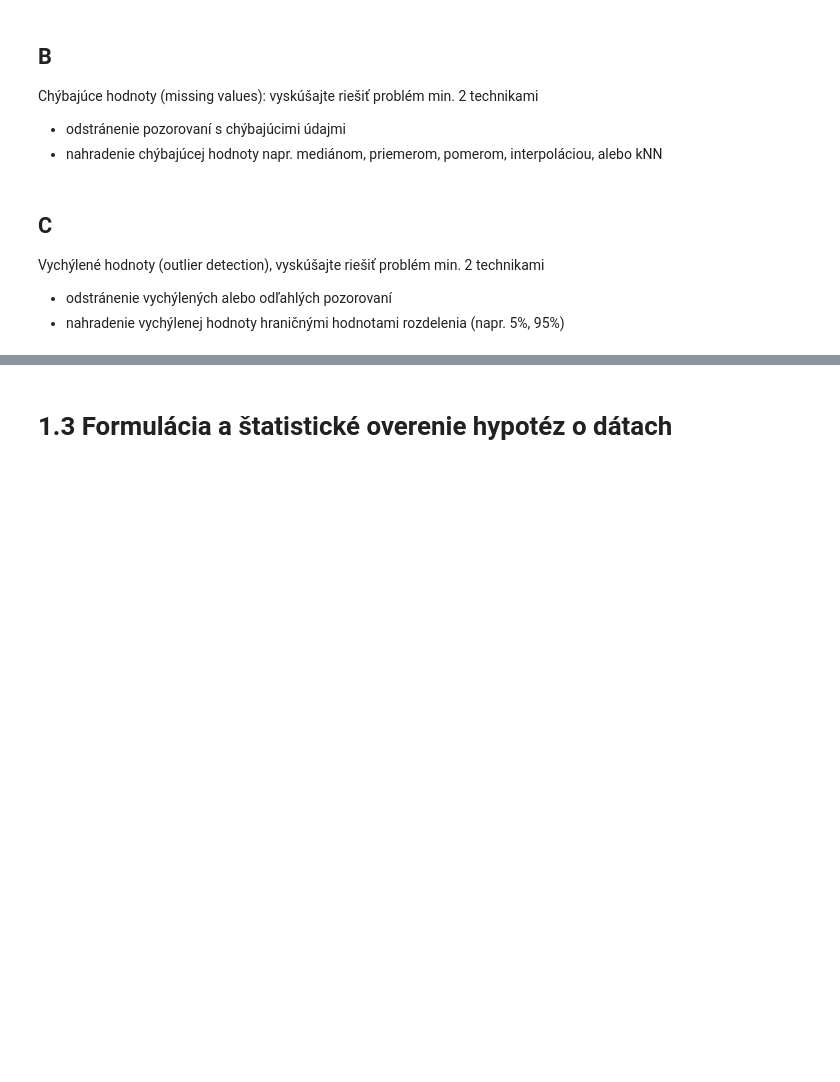
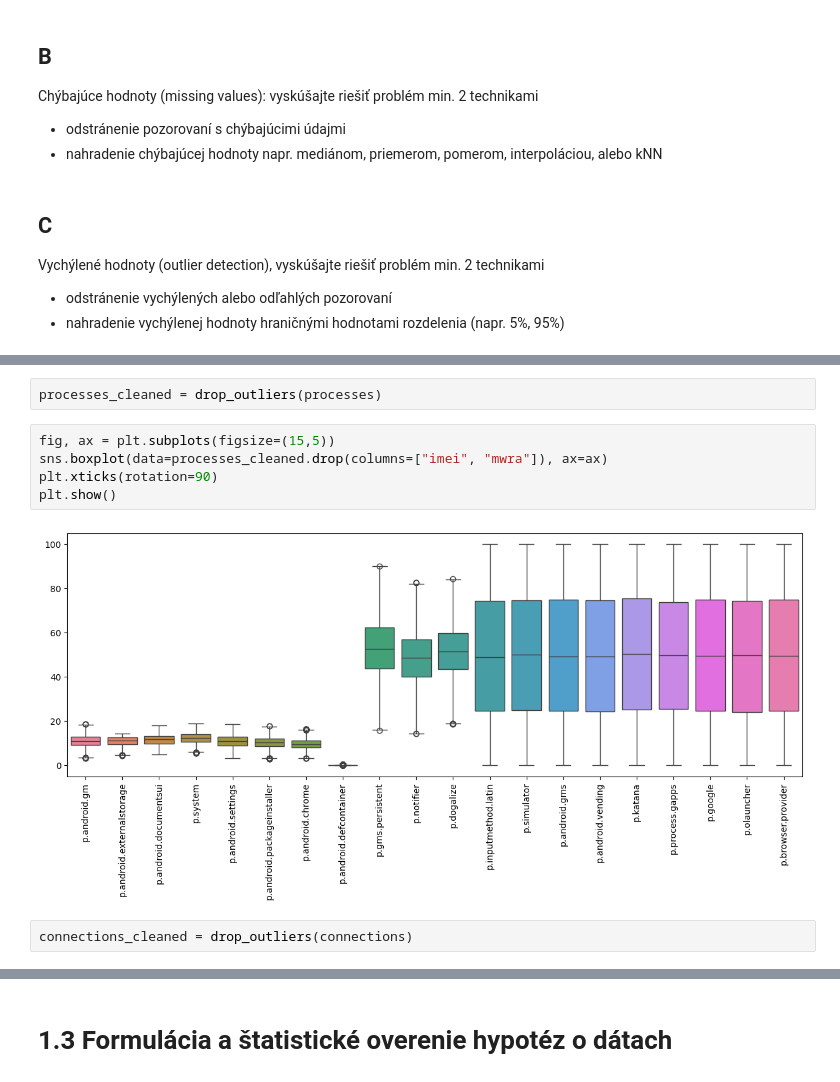
Before and after one commit to brenky7/IAU_projekt, a Jupyter notebook: projekt.ipynb, the cells around one changed output, grey strips where cells are left out. Cells and saved outputs as stored; diff of their text form; blank space fills up the shorter version.

```diff
--- a/projekt.ipynb
+++ b/projekt.ipynb
@@ -1566,0 +1588,11 @@ Chýbajúce hodnoty (missing values): vyskúšajte riešiť problém min. 2 tech
+# %%
+processes_cleaned = drop_outliers(processes)
+# %%
+fig, ax = plt.subplots(figsize=(15,5))
+sns.boxplot(data=processes_cleaned.drop(columns=["imei", "mwra"]), ax=ax)
+plt.xticks(rotation=90)
+plt.show()
+# %% [output]
+[figure, added]
+# %%
+connections_cleaned = drop_outliers(connections)
```
Also changed, not shown: parts of 12 cells of this notebook.
